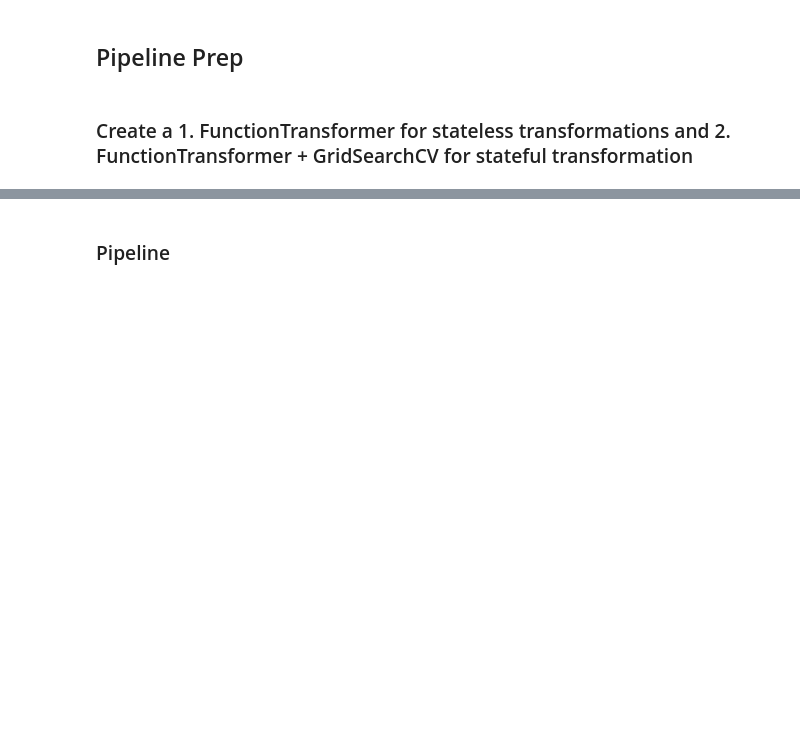
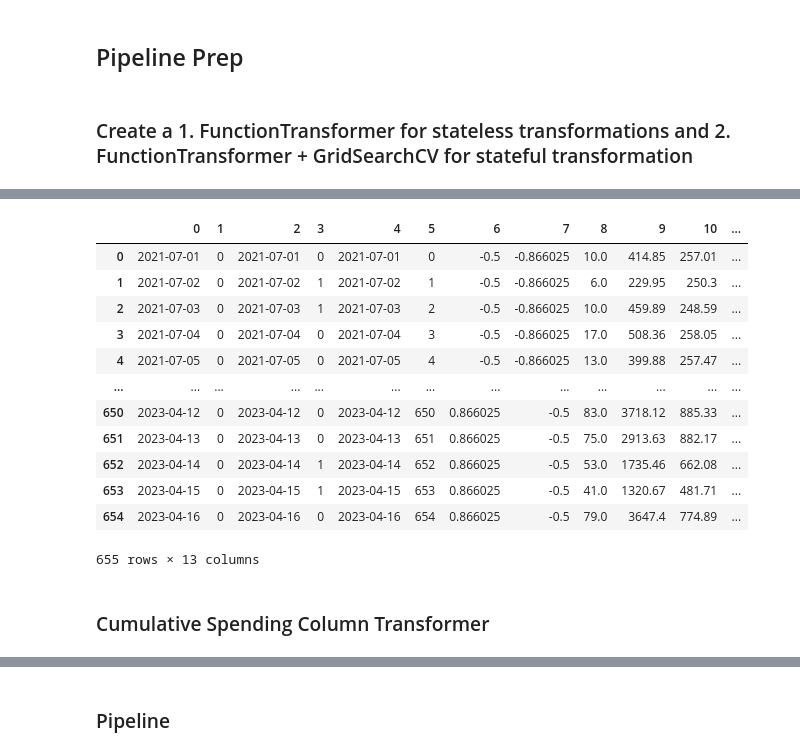
Before and after one commit to data-Zee/MMM-project-lewagon, a Jupyter notebook: notebooks/val_notebooks/updated_models.ipynb, the cells around one changed output, grey strips where cells are left out. Drawn from its saved outputs; the diff is of its cells as text; code cells hidden in the pictures; blank space fills up the shorter version.

```diff
--- a/notebooks/val_notebooks/updated_models.ipynb
+++ b/notebooks/val_notebooks/updated_models.ipynb
@@ -24,3 +23,5 @@ df = df.drop(columns='Unnamed: 0')
 df['Day'] = pd.to_datetime(df['Day'])
 df.set_index('Day', inplace=True)
 df = df.rename(columns={"fb_costs": "facebook", "google_costs": "google", "tt_costs": "tiktok"})
+df['day'] = df.index # we will use this in our column transformer
+df
@@ -157,3 +244,24 @@ def add_cyclical_months(df: pd.DataFrame):
+# %%
+class AddMonthsTransformer(BaseEstimator, TransformerMixin):
+    def fit(self, X, y=None):
+        # This transformer doesn't need to learn any parameters during fitting,
+        # so we simply return self.
+        return self
+
+    def transform(self, X):
+        df = X.copy()  # Create a copy of the input DataFrame to avoid modifying it directly
+        df = (df
+        .pipe(add_time_features, month=True)
+        .assign(trend=range(len(df))) # adds a linear trend which is only counting up from 0 to len(df). these #s will change during preprocessing
+        )
+
+        months_in_a_year = 12
+
+        df['sin_MonthYear'] = np.sin(2*np.pi*(df['month'])/months_in_a_year)
+        df['cos_MonthYear'] = np.cos(2*np.pi*(df['month'])/months_in_a_year)
+        df.drop(columns=['month'], inplace=True)
+
+        return df
 # %% [markdown]
 ### Cumulative Features
 # %% [markdown]
@@ -444,0 +808,13 @@ sales_exp_smoothing_param_grid = dict(
+# %%
+time_features = ColumnTransformer(
+    [
+     ('holidays_pipe', Pipeline([
+            ('add_holidays', AddHolidaysTransformer())
+     ]), ['day']),
+     ('weekends_pipe', Pipeline([
+            ('add_weekends', AddWeekendsTransformer())
+     ]), ['day']),
+     ('months_pipe', Pipeline([
+            ('add_months', AddMonthsTransformer())
+     ]), ['day'])
+], remainder = 'passthrough')
@@ -444,0 +837,19 @@ sales_exp_smoothing_param_grid = dict(
+# %%
+df = train_df.copy()
+pd.DataFrame(time_features.fit_transform(df))
+# %% [output]
+|  | 0 | 1 | 2 | 3 | 4 | 5 | 6 | 7 | 8 | 9 | 10 | ... |
+| 0 | 2021-07-01 | 0 | 2021-07-01 | 0 | 2021-07-01 | 0 | -0.5 | -0.866025 | 10.0 | 414.85 | 257.01 | ... |
+| 1 | 2021-07-02 | 0 | 2021-07-02 | 1 | 2021-07-02 | 1 | -0.5 | -0.866025 | 6.0 | 229.95 | 250.3 | ... |
+| 2 | 2021-07-03 | 0 | 2021-07-03 | 1 | 2021-07-03 | 2 | -0.5 | -0.866025 | 10.0 | 459.89 | 248.59 | ... |
+| 3 | 2021-07-04 | 0 | 2021-07-04 | 0 | 2021-07-04 | 3 | -0.5 | -0.866025 | 17.0 | 508.36 | 258.05 | ... |
+| 4 | 2021-07-05 | 0 | 2021-07-05 | 0 | 2021-07-05 | 4 | -0.5 | -0.866025 | 13.0 | 399.88 | 257.47 | ... |
+| ... | ... | ... | ... | ... | ... | ... | ... | ... | ... | ... | ... | ... |
+| 650 | 2023-04-12 | 0 | 2023-04-12 | 0 | 2023-04-12 | 650 | 0.866025 | -0.5 | 83.0 | 3718.12 | 885.33 | ... |
+| 651 | 2023-04-13 | 0 | 2023-04-13 | 0 | 2023-04-13 | 651 | 0.866025 | -0.5 | 75.0 | 2913.63 | 882.17 | ... |
+| 652 | 2023-04-14 | 0 | 2023-04-14 | 1 | 2023-04-14 | 652 | 0.866025 | -0.5 | 53.0 | 1735.46 | 662.08 | ... |
+| 653 | 2023-04-15 | 0 | 2023-04-15 | 1 | 2023-04-15 | 653 | 0.866025 | -0.5 | 41.0 | 1320.67 | 481.71 | ... |
+| 654 | 2023-04-16 | 0 | 2023-04-16 | 0 | 2023-04-16 | 654 | 0.866025 | -0.5 | 79.0 | 3647.4 | 774.89 | ... |
+655 rows × 13 columns
+# %% [markdown]
+### Cumulative Spending Column Transformer
```
Also changed, not shown: parts of 38 cells of this notebook, 4 other files.
